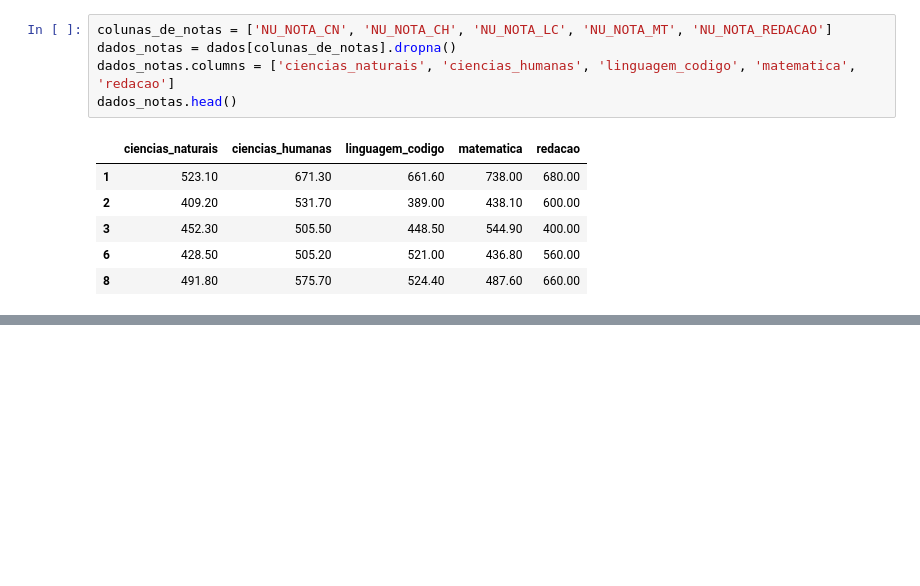
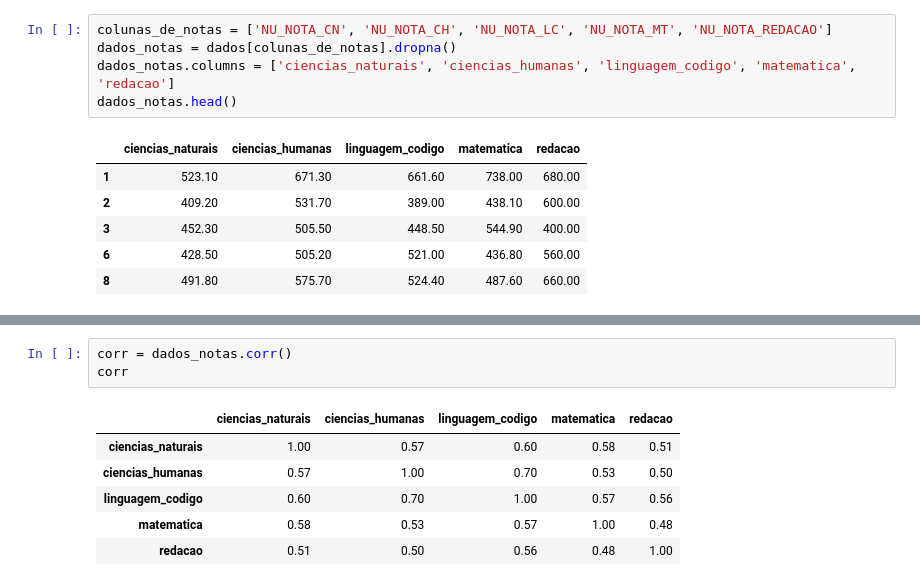
Before and after one commit to rafaelbcastilhos/quarentena-dados, a Jupyter notebook: aula04.ipynb, the cells around one changed output, grey strips where cells are left out. Saved outputs shown, nothing was run; the diff lists cells and outputs as text; blank space fills up the shorter version.

```diff
--- a/aula04.ipynb
+++ b/aula04.ipynb
@@ -86,0 +97,10 @@ dados_notas.head()
+# %%
+corr = dados_notas.corr()
+corr
+# %% [output]
+|  | ciencias_naturais | ciencias_humanas | linguagem_codigo | matematica | redacao |
+| ciencias_naturais | 1.00 | 0.57 | 0.60 | 0.58 | 0.51 |
+| ciencias_humanas | 0.57 | 1.00 | 0.70 | 0.53 | 0.50 |
+| linguagem_codigo | 0.60 | 0.70 | 1.00 | 0.57 | 0.56 |
+| matematica | 0.58 | 0.53 | 0.57 | 1.00 | 0.48 |
+| redacao | 0.51 | 0.50 | 0.56 | 0.48 | 1.00 |
```
Also changed, not shown: parts of 3 cells of this notebook.
